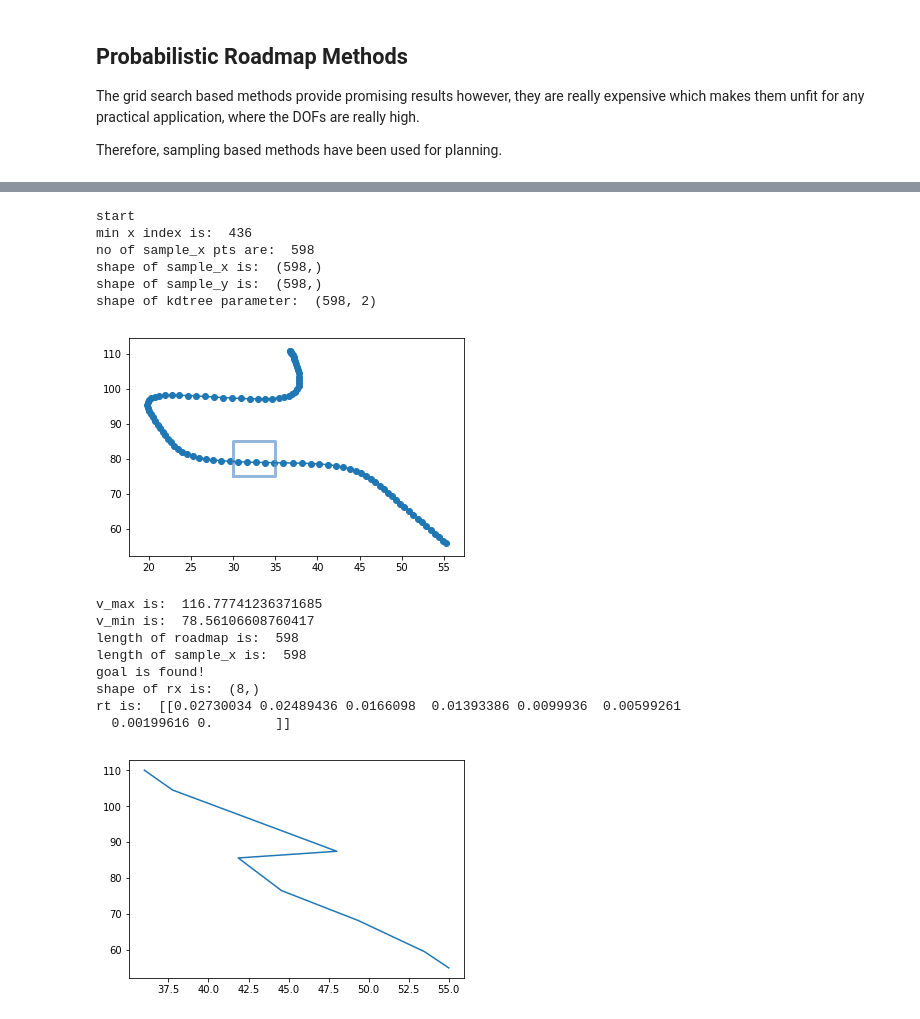
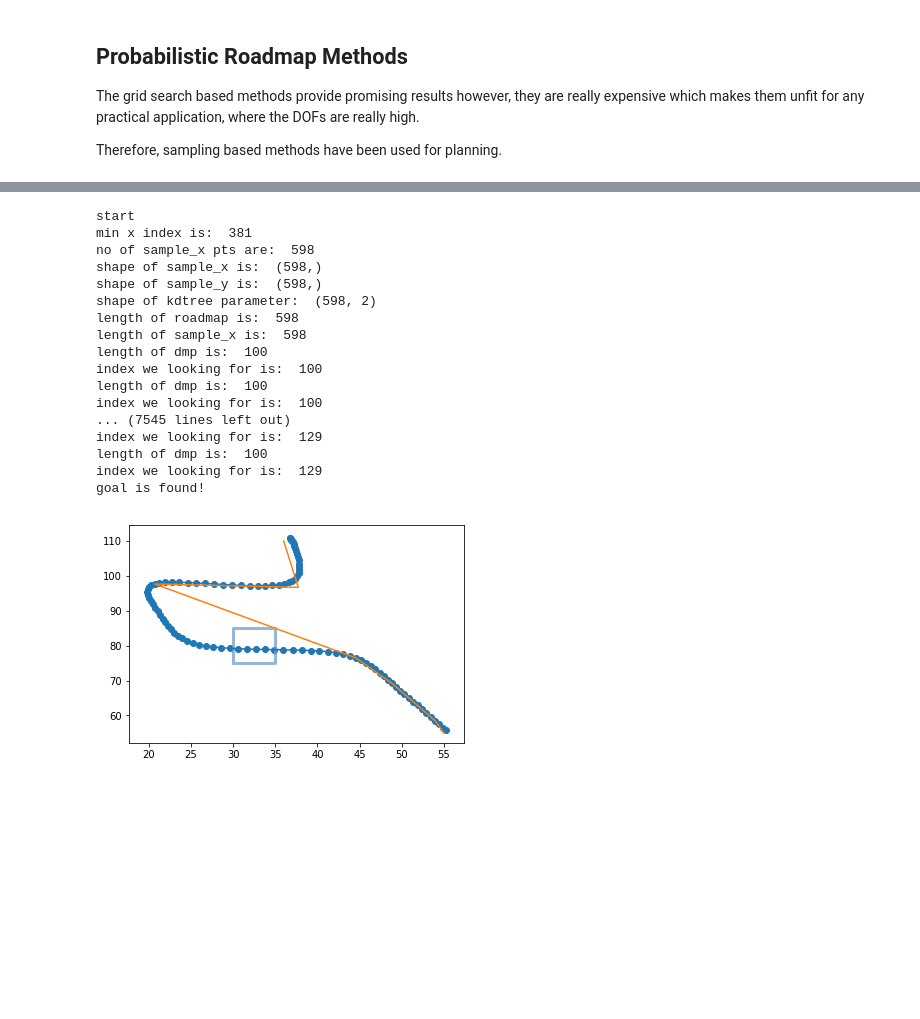
Before and after one commit to gutsy-robot/pydmps, a Jupyter notebook: pydmps/dmp_obstacle_avoidance_algo.ipynb, the cells around one changed output, grey strips where cells are left out. Drawn from its saved outputs; the diff is of its cells as text; code cells hidden in the pictures; blank space fills up the shorter version.

```diff
--- a/pydmps/dmp_obstacle_avoidance_algo.ipynb
+++ b/pydmps/dmp_obstacle_avoidance_algo.ipynb
@@ -298,8 +298,8 @@ def calculate_dmp_cost(x, y, motion_x, motion_y, dmp, dmp_vel, obstacles=None, r
     time_index = np.argmin(d)
 
     # time taken to traverse the required distance, if we were to travel at the velocity at the nearest DMP point.
-    delta_t_index = (sqrt(motion_x ** 2 + motion_y ** 2)/sqrt(dmp_vel[time_index][0] ** 2 +
-                                                              dmp_vel[time_index][1] ** 2))/dt
+    delta_t_index = floor((sqrt(motion_x ** 2 + motion_y ** 2)/sqrt(dmp_vel[time_index][0] ** 2 +
+                                                              dmp_vel[time_index][1] ** 2))/dt) - 1
 
     if floor(time_index + delta_t_index) < len(dmp):
 
@@ -928,46 +974,37 @@ def calculate_dmp_cost(x, y, t, motion_x, motion_y, delta_t, dmp, dmp_vel, obsta
 # %%
 print("start")
-ax.scatter(y_track_nc_x, y_track_nc_y, y_track_nc_time)
-ax.plot_wireframe(y_track_nc_x, y_track_nc_y, np.zeros((1, len(y_track_nc))))
+
+plt.plot(ob_x, ob_y, color='#6699cc', alpha=0.7, linewidth=3, solid_capstyle='round', zorder=2)
+
+plt.plot(y_track_nc[:, 0], y_track_nc[:, 1])
+plt.scatter(y_track_nc[:, 0], y_track_nc[:, 1])
 
 
-# plot obstacles
-plt.plot(ob_x, ob_y, color='#6699cc', alpha=0.7, linewidth=3, solid_capstyle='round', zorder=2)
-
-# plot spacial DMP
-plt.plot(y_track_nc[:, 0], y_track_nc[:, 1])
-plt.scatter(y_track_nc[:, 0], y_track_nc[:, 1])
-#plt.show()
-# plot obstacle on the 3D plot
-# ax.plot_wireframe(np.array(ob_x), np.array(ob_y), np.zeros((1, len(ob_x))))
-
-rx, ry, rt = PRM_planning(floor(x[0]), floor(y[0]), floor(x[-1]), floor(y[-1]),
+rx, ry = PRM_planning(floor(x[0]), floor(y[0]), floor(x[-1]), floor(y[-1]),
                           [obstacle], dmp=dmp_time_para, dmp_vel=dmp_dy_time_para)
 
 rx = np.array(rx)
 ry = np.array(ry)
-rt = np.array([rt])
-print("shape of rx is: ", rx.shape)
 
-print("rt is: ", rt)
-ax.plot_wireframe(rx, ry, rt)
 # plt.legend(plot_paths, legend_key, loc='lower right')
 plt.plot(rx, ry)
 plt.show()
 # %% [output]
 start
-min x index is:  436
+min x index is:  381
 no of sample_x pts are:  598
 shape of sample_x is:  (598,)
 shape of sample_y is:  (598,)
 shape of kdtree parameter:  (598, 2)
+length of roadmap is:  598
+length of sample_x is:  598
+length of dmp is:  100
+index we looking for is:  100
+length of dmp is:  100
+index we looking for is:  100
+... (7545 lines left out)
+index we looking for is:  129
+length of dmp is:  100
+index we looking for is:  129
+goal is found!
-[figure, old version]
+[figure, new version]
-v_max is:  116.77741236371685
-v_min is:  78.56106608760417
-length of roadmap is:  598
-length of sample_x is:  598
-goal is found!
-shape of rx is:  (8,)
-rt is:  [[0.02730034 0.02489436 0.0166098  0.01393386 0.0099936  0.00599261
-  0.00199616 0.        ]]
-[figure, removed]
```
Also changed, not shown: parts of 5 cells of this notebook.
